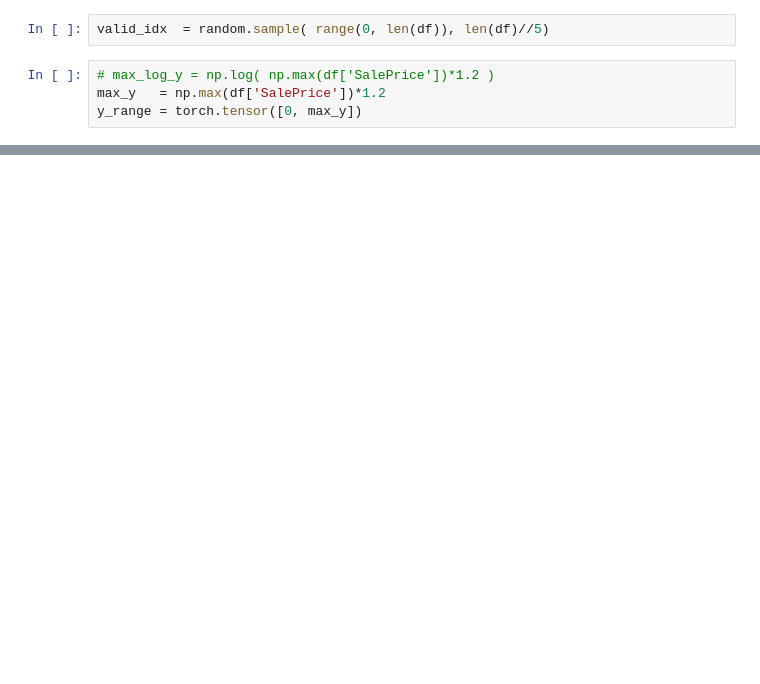
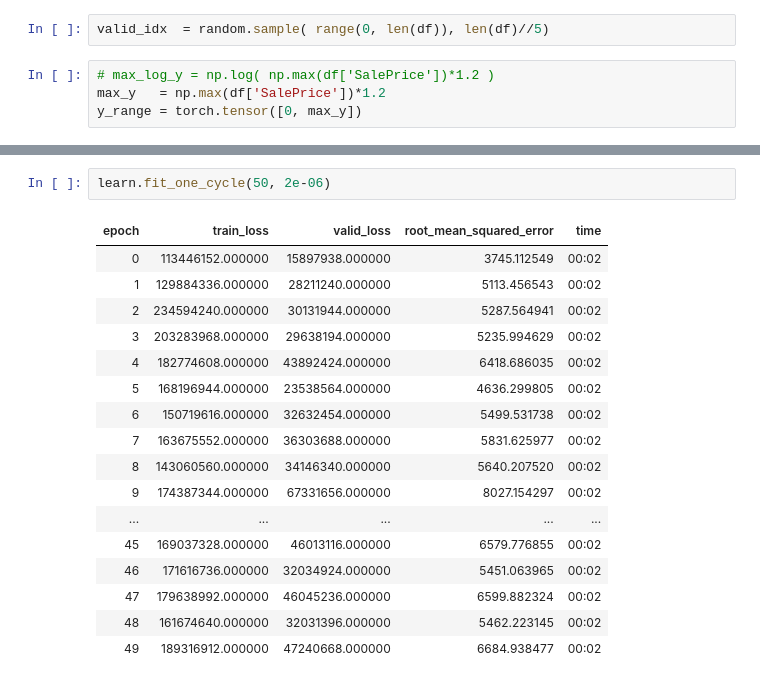
Before and after one commit to JamesMcGuigan/kaggle-house-prices, a Jupyter notebook: 7_fastai.ipynb, the cells around one changed output, grey strips where cells are left out. Cells and saved outputs as stored; diff of their text form; blank space fills up the shorter version.

```diff
--- a/7_fastai.ipynb
+++ b/7_fastai.ipynb
@@ -188,0 +193,20 @@ torch.Size([1459, 572])
+# %%
+learn.fit_one_cycle(50, 2e-06)
+# %% [output]
+| epoch | train_loss | valid_loss | root_mean_squared_error | time |
+| 0 | 113446152.000000 | 15897938.000000 | 3745.112549 | 00:02 |
+| 1 | 129884336.000000 | 28211240.000000 | 5113.456543 | 00:02 |
+| 2 | 234594240.000000 | 30131944.000000 | 5287.564941 | 00:02 |
+| 3 | 203283968.000000 | 29638194.000000 | 5235.994629 | 00:02 |
+| 4 | 182774608.000000 | 43892424.000000 | 6418.686035 | 00:02 |
+| 5 | 168196944.000000 | 23538564.000000 | 4636.299805 | 00:02 |
+| 6 | 150719616.000000 | 32632454.000000 | 5499.531738 | 00:02 |
+| 7 | 163675552.000000 | 36303688.000000 | 5831.625977 | 00:02 |
+| 8 | 143060560.000000 | 34146340.000000 | 5640.207520 | 00:02 |
+| 9 | 174387344.000000 | 67331656.000000 | 8027.154297 | 00:02 |
+| ... | ... | ... | ... | ... |
+| 45 | 169037328.000000 | 46013116.000000 | 6579.776855 | 00:02 |
+| 46 | 171616736.000000 | 32034924.000000 | 5451.063965 | 00:02 |
+| 47 | 179638992.000000 | 46045236.000000 | 6599.882324 | 00:02 |
+| 48 | 161674640.000000 | 32031396.000000 | 5462.223145 | 00:02 |
+| 49 | 189316912.000000 | 47240668.000000 | 6684.938477 | 00:02 |
```
Also changed, not shown: parts of 15 cells of this notebook, 1 other file.
